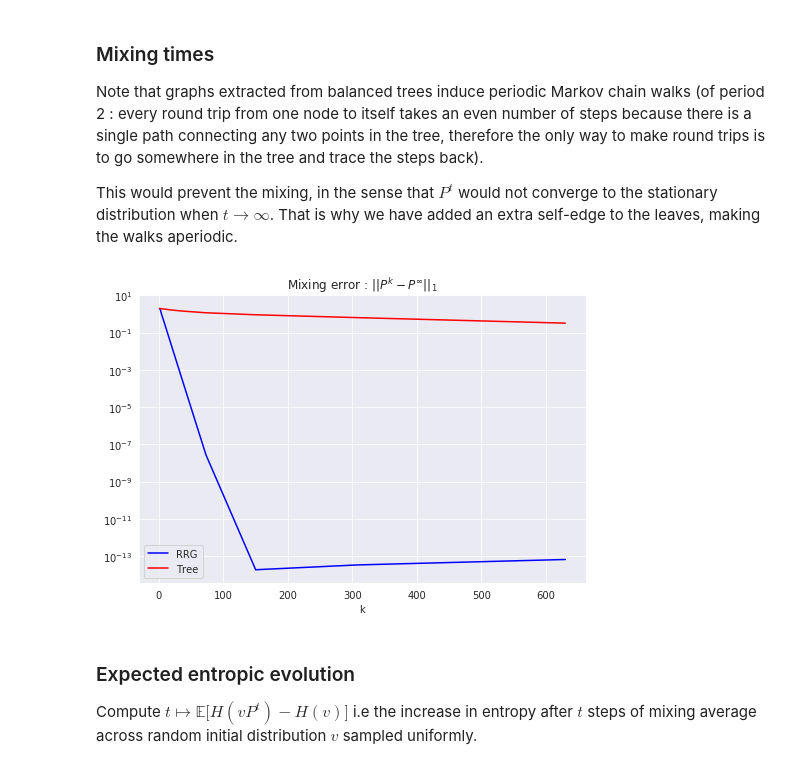
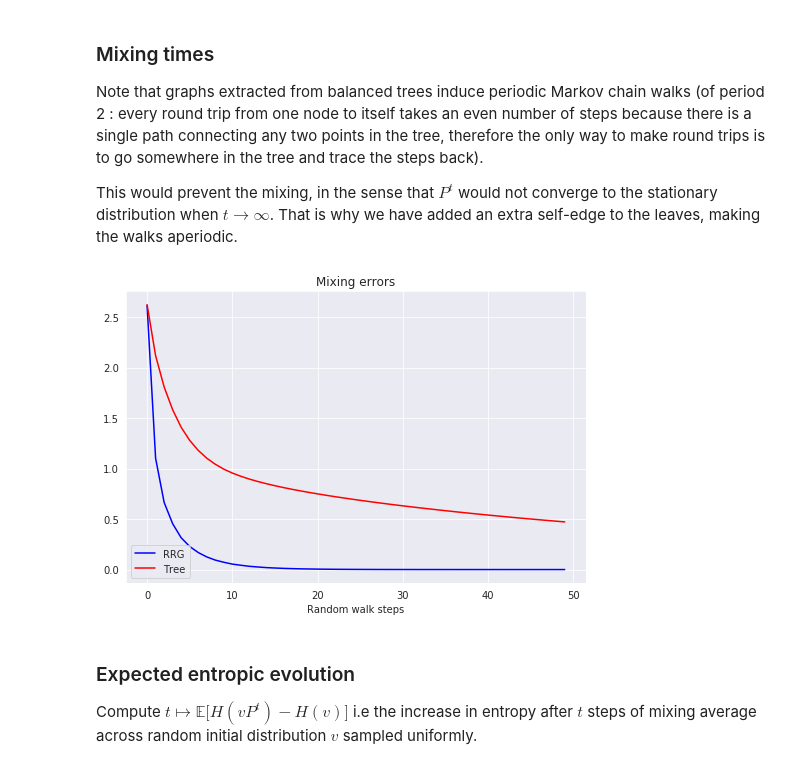
Before and after one commit to sauxpa/expander_graphs, a Jupyter notebook: random_regular_graphs.ipynb, the cells around one changed output. Saved outputs shown, nothing was run; the diff lists cells and outputs as text; code cells hidden in the pictures.

```diff
--- a/random_regular_graphs.ipynb
+++ b/random_regular_graphs.ipynb
@@ -119,41 +119,24 @@ with sns.axes_style("darkgrid"):
 Note that graphs extracted from balanced trees induce periodic Markov chain walks (of period 2 : every round trip from one node to itself takes an even number of steps because there is a single path connecting any two points in the tree, therefore the only way to make round trips is to go somewhere in the tree and trace the steps back).
 
 This would prevent the mixing, in the sense that $P^t$ would not converge to the stationary distribution when $t\rightarrow \infty$. That is why we have added an extra self-edge to the leaves, making the walks aperiodic.
-# %%
-MIXING_METRIC = 1
-
-P_inf = np.array([builder.invariant_distribution,]*n)
-
-mu_tree = invariant_distribution(P_tree)
-P_inf_tree = np.array([mu_tree,]*len(mu_tree))
-
-# Log scale of exponents to test
-exponents = np.unique(np.logspace(0, 2.8, 10, dtype=int))
-n_iter = len(exponents)
-
-mixing_err = np.zeros(n_iter)
-mixing_err_tree = np.zeros(n_iter)
-
-with tqdm(total=n_iter) as pbar:
-    for k, exponent in enumerate(exponents):
-        Pk = builder.transition_matrix ** exponent
-        mixing_err[k] = np.linalg.norm(Pk-P_inf, MIXING_METRIC)
-
-        Pk_tree = P_tree ** exponent
-        mixing_err_tree[k] = np.linalg.norm(Pk_tree-P_inf_tree, MIXING_METRIC)
-        pbar.update(1)
-
-with sns.axes_style("darkgrid"):
-    fig, ax = plt.subplots(figsize=(7, 5), nrows=1, ncols=1)
-    ax.semilogy(exponents, mixing_err, label='RRG', color='b')
-    ax.semilogy(exponents, mixing_err_tree, label='Tree', color='r')
-    ax.set_xlabel('k')
-    ax.set_title('Mixing error : $||P^k - P^{\infty}||_{1}$')
-    ax.legend(loc='lower left')
-    plt.tight_layout()
-    plt.show()
-# %% [output]
-[figure, removed]
+# %%
+walk_length = 50
+n_samples = int(1e3) # Evaluate mxing against random initial distributions
+# n_samples = -1 # Evaluate mxing against Dirac masses at each node
+mixing_err = builder.mixing_errors(walk_length, n_samples)
+mixing_err_tree = mixing_errors(P_tree, invariant_distribution(P_tree), walk_length, n_samples)
+
+with sns.axes_style("darkgrid"):
+    fig, ax = plt.subplots(figsize=(7, 5), nrows=1, ncols=1)
+    ax.plot(mixing_err, label='RRG', color='b')
+    ax.plot(mixing_err_tree, label='Tree', color='r')
+    ax.set_xlabel('Random walk steps')
+    ax.set_title('Mixing errors')
+    ax.legend(loc='lower left')
+    plt.tight_layout()
+    plt.show()
+# %% [output]
+[figure, added]
 # %% [markdown]
 ### Expected entropic evolution
 
```
Also changed, not shown: parts of 6 cells of this notebook, 4 other files.
